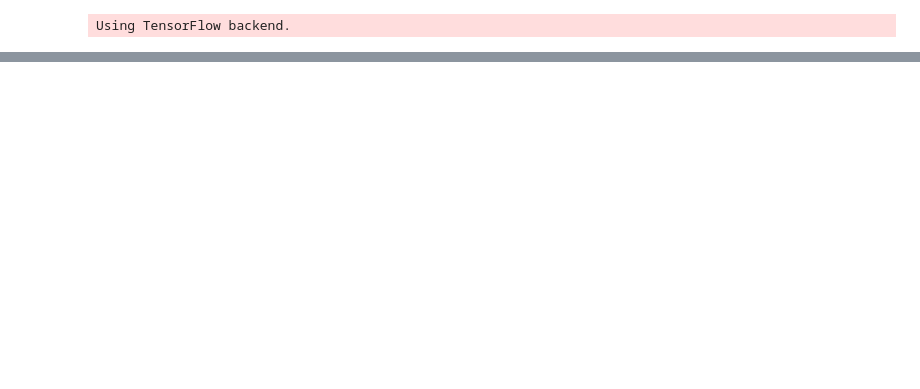
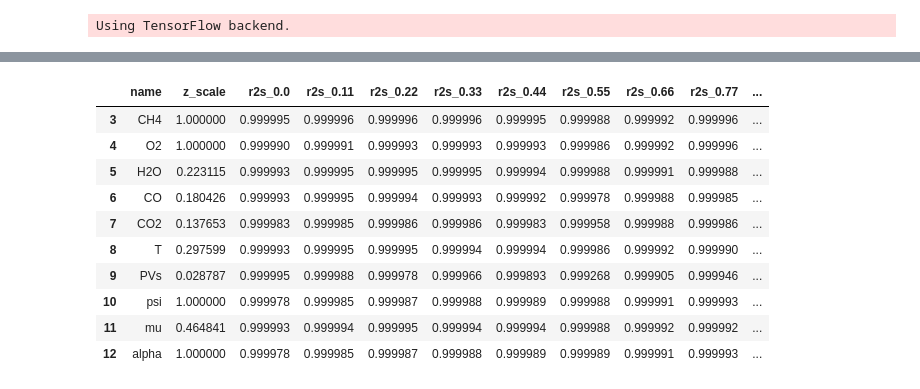
Before and after one commit to uqyge/combustionML, a Jupyter notebook: FPV_ANN/notebooks/load_exist_model.ipynb, the cells around one changed output, grey strips where cells are left out. Saved outputs shown, nothing was run; the diff lists cells and outputs as text; code cells hidden in the pictures; blank space fills up the shorter version.

```diff
--- a/FPV_ANN/notebooks/load_exist_model.ipynb
+++ b/FPV_ANN/notebooks/load_exist_model.ipynb
@@ -290,0 +423,69 @@ res_sum[3:]
+# %%
+from sklearn.metrics import r2_score
+from sklearn.model_selection import train_test_split
+
+x_train, x_test, y_train, y_test = train_test_split(x_input,y_label, test_size=0.01)
+
+x_test_df = pd.DataFrame(in_scaler.inverse_transform(x_test),columns=input_features)
+y_test_df = pd.DataFrame(out_scaler.inverse_transform(y_test),columns=labels)
+
+
+predict_val = model.predict(x_test,batch_size=1024*8)
+# predict_val = model.predict(x_test,batch_size=1024*8)
+predict_df = pd.DataFrame(out_scaler.inverse_transform(predict_val), columns=labels)
+
+test_data=pd.concat([x_test_df,y_test_df],axis=1)
+pred_data=pd.concat([x_test_df,predict_df],axis=1)
+
+!rm sim_check.h5
+test_data.to_hdf('sim_check.h5',key='test')
+pred_data.to_hdf('sim_check.h5',key='pred')
+
+df_test=pd.read_hdf('sim_check.h5',key='test')
+df_pred=pd.read_hdf('sim_check.h5',key='pred')
+
+zeta_level=list(set(df_test['zeta']))
+zeta_level.sort()
+
+
+res_sum=pd.DataFrame()
+r2s=[]
+r2s_i=[]
+
+names=[]
+maxs_0=[]
+maxs_9=[]
+
+for r2,name in zip(r2_score(df_test,df_pred,multioutput='raw_values'),df_test.columns):
+  names.append(name)
+  r2s.append(r2)
+  maxs_0.append(df_test[df_test['zeta']==zeta_level[0]][name].max())
+  maxs_9.append(df_test[df_test['zeta']==zeta_level[8]][name].max())
+  for i in zeta_level:
+    r2s_i.append(r2_score(df_pred[df_pred['zeta']==i][name],
+                          df_test[df_test['zeta']==i][name]))
+
+res_sum['name']=names
+# res_sum['max_0']=maxs_0
+# res_sum['max_9']=maxs_9
+res_sum['z_scale']=[m_9/(m_0+1e-20) for m_9,m_0 in zip(maxs_9,maxs_0)]
+# res_sum['r2']=r2s
+
+
+tmp=np.asarray(r2s_i).reshape(-1,10)
+for idx,z in enumerate(zeta_level):
+  res_sum['r2s_'+str(z)]=tmp[:,idx]
+
+res_sum[3:]
+# %% [output]
+|  | name | z_scale | r2s_0.0 | r2s_0.11 | r2s_0.22 | r2s_0.33 | r2s_0.44 | r2s_0.55 | r2s_0.66 | r2s_0.77 | ... |
+| 3 | CH4 | 1.000000 | 0.999995 | 0.999996 | 0.999996 | 0.999996 | 0.999995 | 0.999988 | 0.999992 | 0.999996 | ... |
+| 4 | O2 | 1.000000 | 0.999990 | 0.999991 | 0.999993 | 0.999993 | 0.999993 | 0.999986 | 0.999992 | 0.999996 | ... |
+| 5 | H2O | 0.223115 | 0.999993 | 0.999995 | 0.999995 | 0.999995 | 0.999994 | 0.999988 | 0.999991 | 0.999988 | ... |
+| 6 | CO | 0.180426 | 0.999993 | 0.999995 | 0.999994 | 0.999993 | 0.999992 | 0.999978 | 0.999988 | 0.999985 | ... |
+| 7 | CO2 | 0.137653 | 0.999983 | 0.999985 | 0.999986 | 0.999986 | 0.999983 | 0.999958 | 0.999988 | 0.999986 | ... |
+| 8 | T | 0.297599 | 0.999993 | 0.999995 | 0.999995 | 0.999994 | 0.999994 | 0.999986 | 0.999992 | 0.999990 | ... |
+| 9 | PVs | 0.028787 | 0.999995 | 0.999988 | 0.999978 | 0.999966 | 0.999893 | 0.999268 | 0.999905 | 0.999946 | ... |
+| 10 | psi | 1.000000 | 0.999978 | 0.999985 | 0.999987 | 0.999988 | 0.999989 | 0.999988 | 0.999991 | 0.999993 | ... |
+| 11 | mu | 0.464841 | 0.999993 | 0.999994 | 0.999995 | 0.999994 | 0.999994 | 0.999988 | 0.999992 | 0.999992 | ... |
+| 12 | alpha | 1.000000 | 0.999978 | 0.999985 | 0.999987 | 0.999988 | 0.999989 | 0.999989 | 0.999991 | 0.999993 | ... |
```
Also changed, not shown: parts of 28 cells of this notebook, 3 other files.
